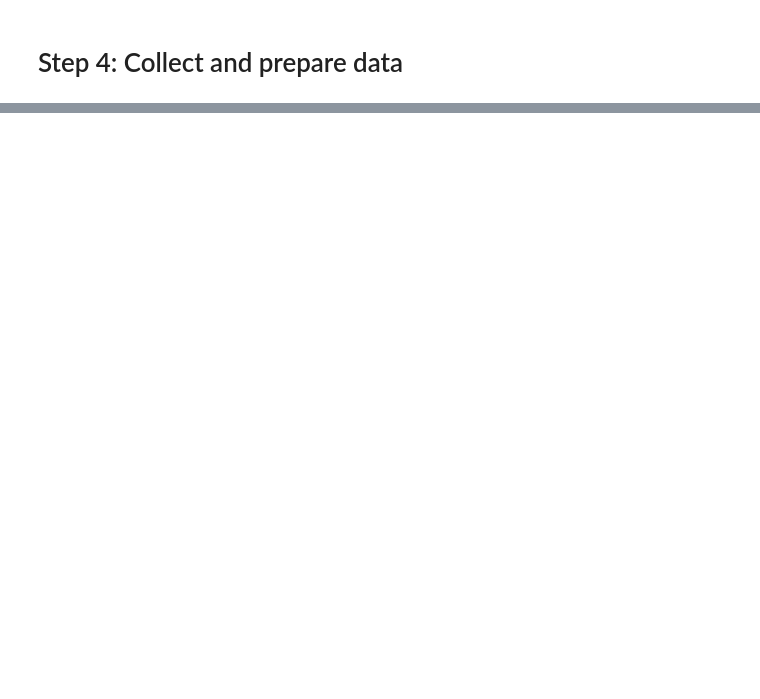
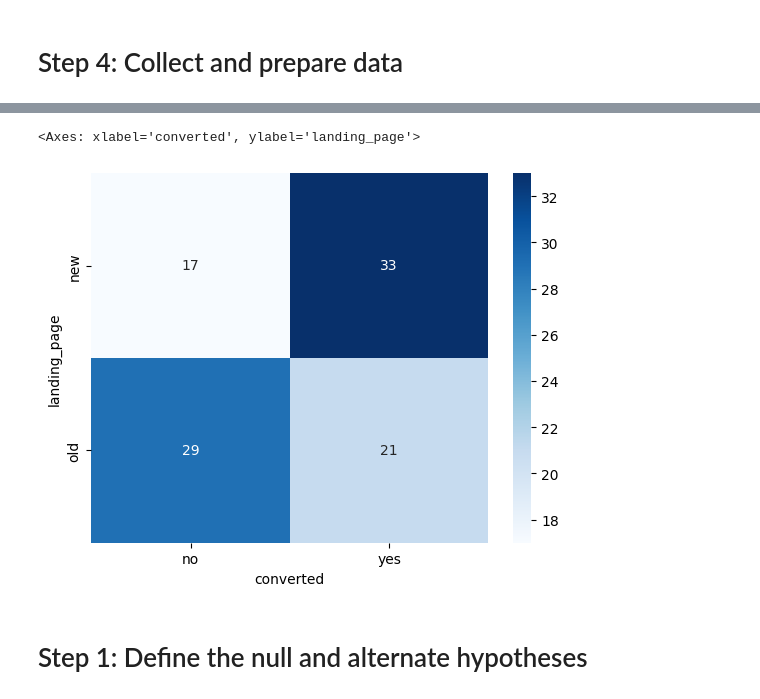
Before and after one commit to Mahal09/Python, a Jupyter notebook: Project_2_Enews.ipynb, the cells around one changed output, grey strips where cells are left out. Cells and saved outputs as stored; diff of their text form; code cells hidden in the pictures; blank space fills up the shorter version.

```diff
--- a/Project_2_Enews.ipynb
+++ b/Project_2_Enews.ipynb
@@ -369,0 +445,9 @@ Voila! We can use two sample T-test for this problem.
+# %%
+crosstab = pd.crosstab(df['landing_page'], df['converted'])
+
+sns.heatmap(crosstab, annot=True, fmt="d", cmap="Blues")
+# %% [output]
+<Axes: xlabel='converted', ylabel='landing_page'>
+[figure, added]
+# %% [markdown]
+# Step 1: Define the null and alternate hypotheses
```
Also changed, not shown: parts of 29 cells of this notebook.
